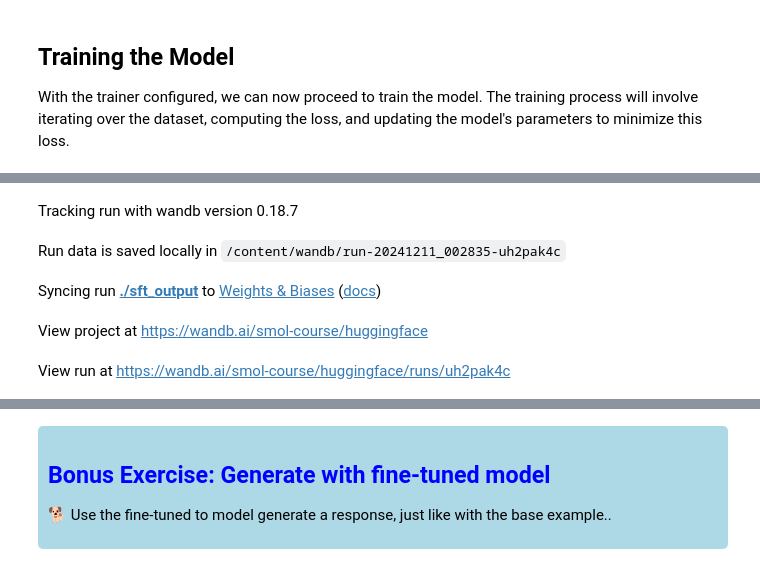
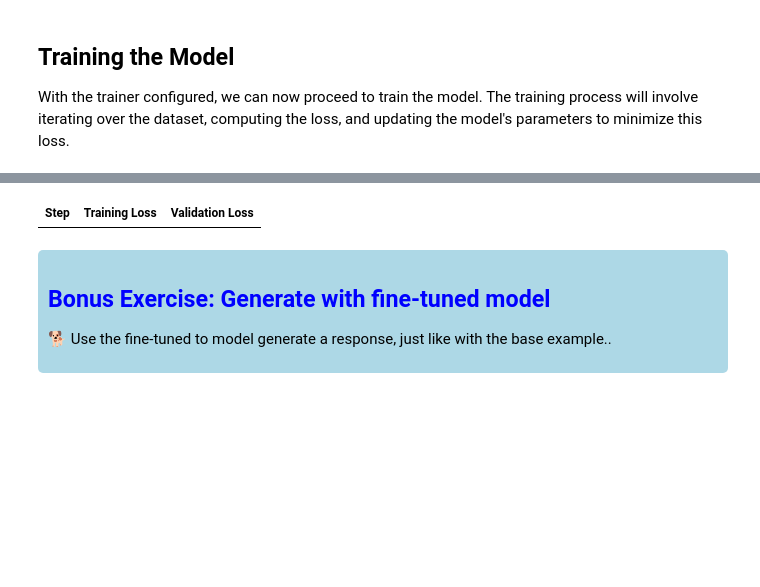
Before and after one commit to huggingface/smol-course, a Jupyter notebook: 1_instruction_tuning/notebooks/sft_finetuning_example.ipynb, the cells around one changed output, grey strips where cells are left out. Drawn from its saved outputs; the diff is of its cells as text; code cells hidden in the pictures; blank space fills up the shorter version.

Commit message:
running training

```diff
--- a/1_instruction_tuning/notebooks/sft_finetuning_example.ipynb
+++ b/1_instruction_tuning/notebooks/sft_finetuning_example.ipynb
@@ -408,15 +392,27 @@ import wandb
 # 1. Log in to your WandB account
 wandb.login(key="4d10e9f814a4d0d285b06e84a8ceed2156ec6ed6")
 
-# wandb.init(project="your_project_name", entity="your_username_or_team_name")
+# wandb.init(project="your_project_name", entity="smol-course")
 
 # Train the models
 trainer_smol_smoltalk.train()
-trainer_smol_bigcode.train()
-trainer_gpt2_codeparrot.train()
+trainer_smol_big_code.train()
+trainer_gpt2_code_parrot.train()
 
 # Save the models
 trainer_smol_smoltalk.save_model(f"./finetuned_smol_smoltalk")
-trainer_smol_bigcode.save_model(f"./finetuned_smol_bigcode")
+trainer_smol_smoltalk.push_to_hub(
+    repo_id="bmmasi1/finetuned_smol_smoltalk",
+    tags=["smol-course", "smoltalk", "conversation", "fine-tuned"]
+)
+trainer_smol_big_code.save_model(f"./finetuned_smol_bigcode")
+trainer_smol_bigcode.push_to_hub(
+    repo_id="bmmasi1/finetuned_smol_bigcode",
+    tags=["smol-course", "bigcode", "code", "fine-tuned"]
+)
 trainer_gpt2_code_parrot.save_model(f"./finetuned_gpt2_codeparrot")
+trainer_gpt2_code_parrot.push_to_hub(
+    repo_id="bmmasi1/finetuned_gpt2_codeparrot",
+    tags=["smol-course", "codeparrot", "code", "fine-tuned"]
+)
 # %% [output]
@@ -427,5 +419,0 @@ wandb: Appending key for api.wandb.ai to your netrc file: /root/.netrc
-Tracking run with wandb version 0.18.7
-Run data is saved locally in /content/wandb/run-20241211_002835-uh2pak4c
-Syncing run ./sft_output to Weights & Biases (docs)
-View project at https://wandb.ai/smol-course/huggingface
-View run at https://wandb.ai/smol-course/huggingface/runs/uh2pak4c
@@ -433,3 +421,4 @@ IndexError: too many indices for tensor of dimension 1
+| Step | Training Loss | Validation Loss |
 # %%
 trainer.push_to_hub(tags=finetune_tags)
 # %% [markdown]
```
Also changed, not shown: parts of 6 cells of this notebook.
